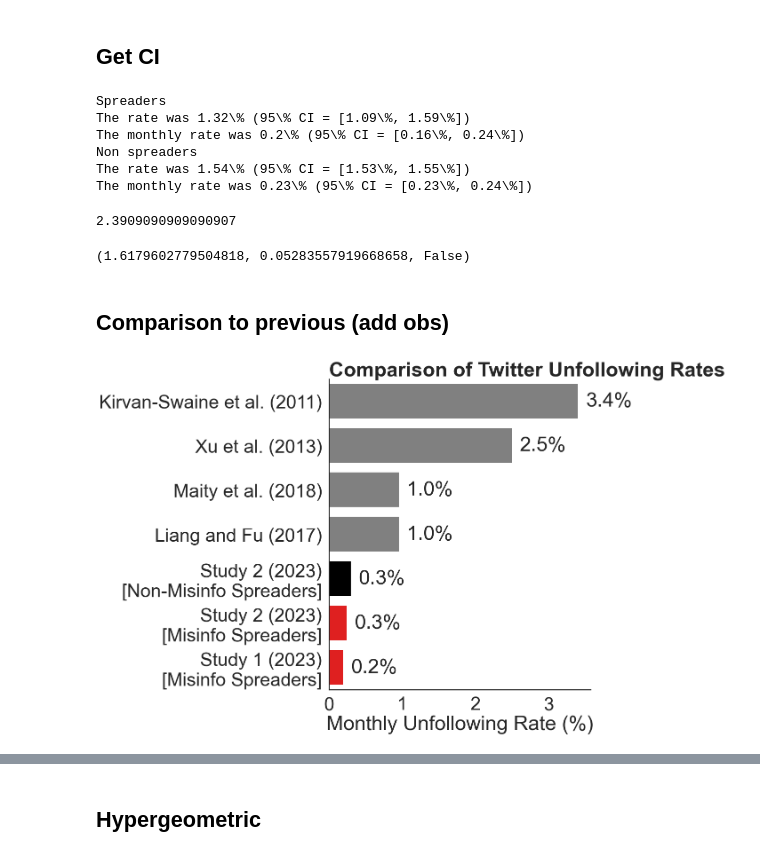
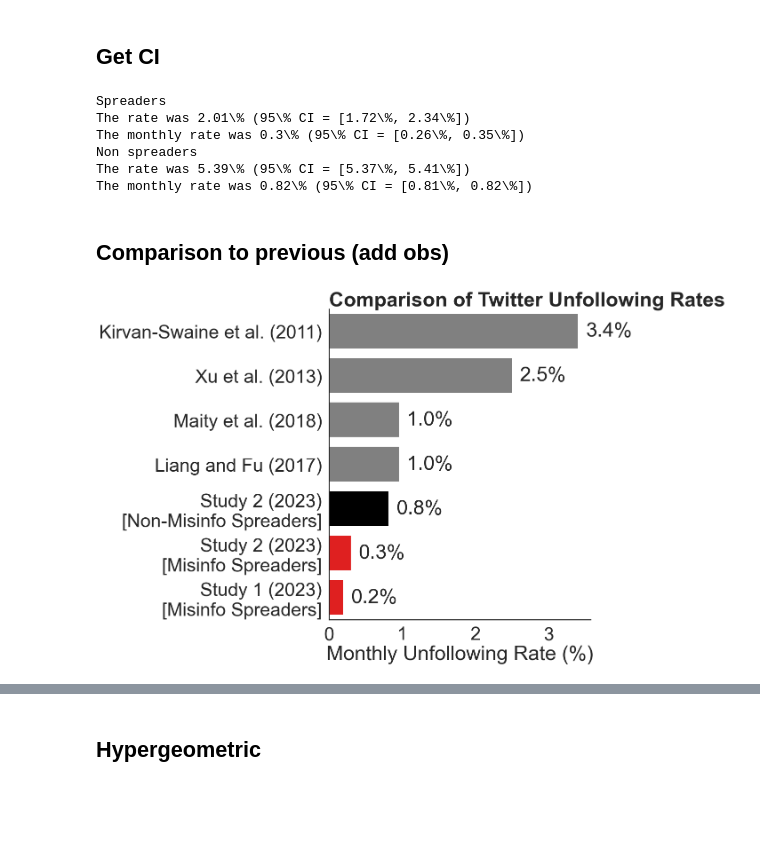
Before and after one commit to josh-ashkinaze/unfollowing_obs2, a Jupyter notebook: desc_stats.ipynb, the cells around one changed output, grey strips where cells are left out. Cells and saved outputs as stored; diff of their text form; code cells hidden in the pictures; blank space fills up the shorter version.

Commit message:
update desc stats notebook

```diff
--- a/desc_stats.ipynb
+++ b/desc_stats.ipynb
@@ -652,6 +670,9 @@ plt.show()
 # %% [markdown]
 ## Read in dataframes
 # %%
+n2_days = 201 # 3 more days than study 1
+n2_months = n_days / 30
+
 fp1 = pd.read_csv("__MINIMAL_FRIENDS_03.29.2023__22.22.10__START0_END-1_merged_OBS.csv", dtype={'main':'object', 'friends_id':'object'})
 fp2 = pd.read_csv("__MINIMAL_FRIENDS_10.06.2023__05.51.02__START0_END-1_merged.csv", dtype={'main':'object', 'friends_id':'object'})
 friends2 = pd.read_csv("HydratedObsFriends_ND22_t1_t3_fix___10.04.2023__13.05.27__START0_END-1_merged.csv", dtype={'user_id':'object'})
@@ -885,62 +840,16 @@ plt.show()
 ## Get CI
 # %%
 print("Spreaders")
-lower, upper = wilson_score_interval(edges_augment[edges_augment['is_spreader'] == 1]['unfollowed'], round_param=2)
+est, lower, upper = wilson_score_interval(edges_augment[edges_augment['is_spreader'] == 1]['unfollowed'], round_param=2, n_months2=n2_months)
 print("Non spreaders")
-lower, upper = wilson_score_interval(edges_augment[edges_augment['is_spreader'] == 0]['unfollowed'], round_param=2)
-
-2.63/1.1
+est, lower, upper = wilson_score_interval(edges_augment[edges_augment['is_spreader'] == 0]['unfollowed'], round_param=2,n_months2=n2_months)
 # %% [output]
 Spreaders
-The rate was 1.32\% (95\% CI = [1.09\%, 1.59\%])
-The monthly rate was 0.2\% (95\% CI = [0.16\%, 0.24\%])
+The rate was 2.01\% (95\% CI = [1.72\%, 2.34\%])
+The monthly rate was 0.3\% (95\% CI = [0.26\%, 0.35\%])
 Non spreaders
-The rate was 1.54\% (95\% CI = [1.53\%, 1.55\%])
-The monthly rate was 0.23\% (95\% CI = [0.23\%, 0.24\%])
+The rate was 5.39\% (95\% CI = [5.37\%, 5.41\%])
+The monthly rate was 0.82\% (95\% CI = [0.81\%, 0.82\%])
-2.3909090909090907
-# %%
-import scipy.stats as stats
-
-def compare_proportions_manual(arr1, arr2, alpha=0.05):
-    """
-    Manually perform a hypothesis test for the equality of two proportions.
-
-    Parameters:
-    - arr1, arr2: List[int]
-        Binary arrays to compare
-    - alpha: float
-        Significance level
-
-    Returns:
-    - z_stat: float
-        Z-statistic
-    - p_value: float
-        p-value of the test
-    - result: bool
-        True if we reject the null hypothesis, False otherwise
-    """
-    p1 = sum(arr1) / len(arr1)
-    p2 = sum(arr2) / len(arr2)
-
-    p_pooled = (sum(arr1) + sum(arr2)) / (len(arr1) + len(arr2))
-    variance = p_pooled * (1 - p_pooled) * (1/len(arr1) + 1/len(arr2))
-    z_stat = (p1 - p2) / variance**0.5
-
-    # As we are testing p1 > p2, we want the right-tail p-value
-    p_value = 1 - stats.norm.cdf(z_stat)
-
-    reject_null = p_value < alpha
-
-    return z_stat, p_value, reject_null
-
-
-
-s_unf = edges_augment[edges_augment['is_spreader'] == 1]['unfollowed'].tolist()
-ns_unf = edges_augment[edges_augment['is_spreader'] == 0]['unfollowed'].tolist()
-
-compare_proportions_manual(ns_unf, s_unf)
-# %% [output]
-(1.6179602779504818, 0.05283557919668658, False)
 # %% [markdown]
 ## Comparison to previous (add obs)
 # %%
@@ -958,14 +867,14 @@ def pick_color(x):
         return "red"
 
 # Sample data and calculations
-# make_aesthetic()  # Remove or provide a definition for this
-n_days = 131
-n_months = n_days / 30
+
+# Unfollow rate of initial study
 unfollowing_rate = 100 * data['unfollowed'].mean()
-monthly_rate = np.round(unfollowing_rate / n_months, 1)
+monthly_rate = np.round(unfollowing_rate / (198/30), 1)
 
-non_misinfo_monthly_unfollowing_rate = (100*edges_augment[edges_augment['is_spreader'] == 0]['unfollowed'].mean())/n_months
-misinfo_monthly_unfollowing_rate =  (100*edges_augment[edges_augment['is_spreader'] == 1]['unfollowed'].mean())/n_months
+# Unfollow rate of Study 2
+non_misinfo_monthly_unfollowing_rate = (100*edges_augment[edges_augment['is_spreader'] == 0]['unfollowed'].mean())/n2_months
+misinfo_monthly_unfollowing_rate =  (100*edges_augment[edges_augment['is_spreader'] == 1]['unfollowed'].mean())/n2_months
 
 unfollowing_rates = {
     'study': ["Study 1 (2023)\n[Misinfo Spreaders]",
@@ -977,34 +886,34 @@ unfollowing_rates = {
               'Liang and Fu (2017)'],
     'rates': [monthly_rate, non_misinfo_monthly_unfollowing_rate, misinfo_monthly_unfollowing_rate, 3.4, 2.5, 0.96, 0.96]
 }
 
 # Create a DataFrame from the data
 df = pd.DataFrame(unfollowing_rates)
 
 # Sort the DataFrame by 'rates'
 sorted_df = df.sort_values(by='rates', ascending=False)
 plt.rcParams['axes.grid'] = False
 
 # Create the bar plot using Seaborn
 plt.figure(figsize=(18, 13))
 
 # Define colors for bars
 colors = [pick_color(x) for x in sorted_df['study']]
 
 ax = sns.barplot(data=sorted_df, y='study', x='rates', palette=colors)
 plt.xlabel('Monthly Unfollowing Rate (%)')
 plt.ylabel("")
 plt.title("Comparison of Twitter Unfollowing Rates")
 plt.tight_layout()
 
 for i, rate in enumerate(sorted_df['rates']):
     plt.text(rate + 0.1, i, f'{rate:.1f}%', va='center')
 sns.despine()
 plt.tight_layout()
 plt.savefig("unfollow_obs.png", dpi=400)
 plt.show()
 # %% [output]
-[figure, old version]
+[figure, new version]
 # %%
 non_misinfo_monthly_unfollowing_rate = (100*edges_augment[edges_augment['is_spreader'] == 0]['unfollowed'].mean())/n_months
 non_misinfo_monthly_unfollowing_rate
```
Also changed, not shown: parts of 16 cells of this notebook.
